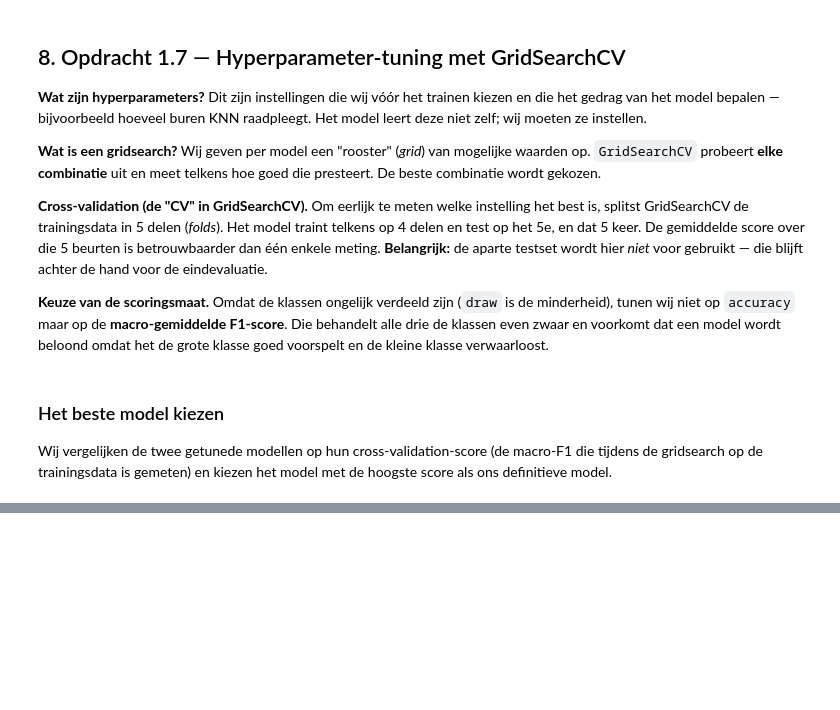
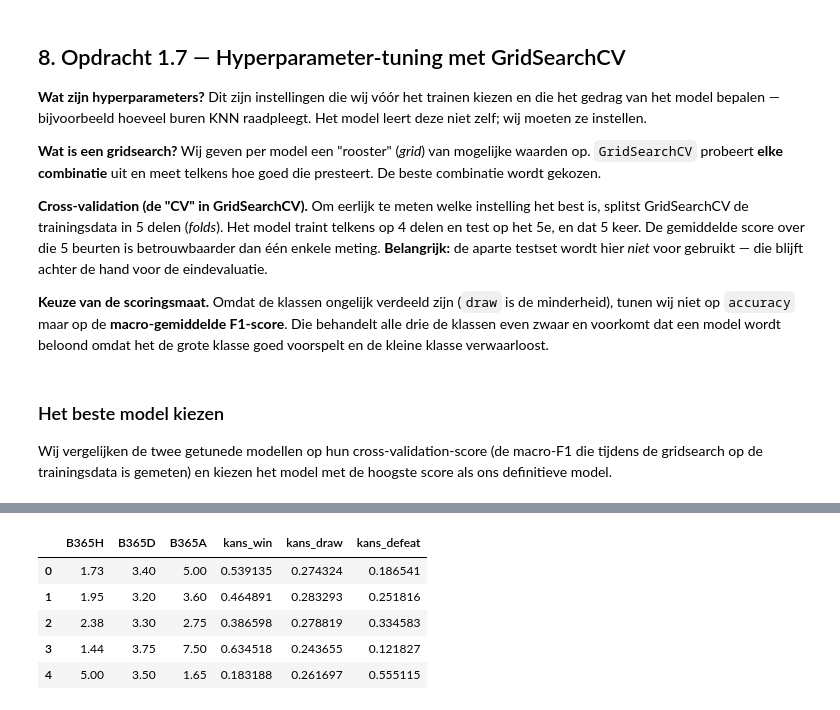
Before and after one commit to EchoinSilences/Datalab2, a Jupyter notebook: Report.ipynb, the cells around one changed output, grey strips where cells are left out. Cells and saved outputs as stored; diff of their text form; code cells hidden in the pictures; blank space fills up the shorter version.

```diff
--- a/Report.ipynb
+++ b/Report.ipynb
@@ -1464,0 +1556,76 @@ beste_naam, beste_model = kies_beste_model(grids)
+# %%
+def haal_b365_odds_op(connection):
+    """
+    Description:
+        Haalt uitsluitend de Bet365-odds (thuiswinst, gelijkspel, uitwinst) per
+        wedstrijd opnieuw uit de database. Deze kolommen zijn in Sprint 5 uit het
+        matches-DataFrame verwijderd; om het notebook DRY te houden halen wij ze
+        hier gericht terug in plaats van ze door het hele notebook mee te slepen.
+
+    Args:
+        connection (sqlite3.Connection): De actieve databaseverbinding uit Sprint 5.
+
+    Returns:
+        pd.DataFrame: Met de kolommen 'match_api_id', 'B365H', 'B365D' en 'B365A'.
+    """
+    query = """
+        SELECT match_api_id, B365H, B365D, B365A
+        FROM Match
+        WHERE B365H IS NOT NULL
+          AND B365D IS NOT NULL
+          AND B365A IS NOT NULL
+    """
+    return pd.read_sql_query(query, connection)
+
+
+def odds_naar_kansen(odds_df):
+    """
+    Description:
+        Rekent de decimale odds van Bet365 om naar kansen (1 / odd) voor de drie
+        mogelijke uitkomsten en corrigeert voor de zogenoemde 'overround': de
+        marge die de bookmaker inbouwt, waardoor de drie kansen samen boven de
+        100% uitkomen. Door elke kans te delen door de som van de drie kansen
+        tellen ze daarna weer netjes op tot 1 (100%).
+
+    Args:
+        odds_df (pd.DataFrame): DataFrame met de kolommen 'B365H', 'B365D' en 'B365A'.
+
+    Returns:
+        pd.DataFrame: Kopie van de input met zes extra kolommen: de ruwe kansen
+            ('kans_H_ruw', 'kans_D_ruw', 'kans_A_ruw') en de genormaliseerde
+            kansen ('kans_win', 'kans_draw', 'kans_defeat').
+    """
+    df = odds_df.copy()
+
+    # Stap 1: ruwe kans = 1 / odd
+    df['kans_H_ruw'] = 1 / df['B365H']
+    df['kans_D_ruw'] = 1 / df['B365D']
+    df['kans_A_ruw'] = 1 / df['B365A']
+
+    # Stap 2: de overround (som van de ruwe kansen, > 1 door de marge)
+    df['overround'] = df['kans_H_ruw'] + df['kans_D_ruw'] + df['kans_A_ruw']
+
+    # Stap 3: normaliseren zodat de kansen samen 1 (100%) zijn
+    # We vertalen H/D/A meteen naar de labels van ons eigen model:
+    #   H (thuiswinst) -> 'win', D -> 'draw', A (uitwinst) -> 'defeat'
+    df['kans_win']    = df['kans_H_ruw'] / df['overround']
+    df['kans_draw']   = df['kans_D_ruw'] / df['overround']
+    df['kans_defeat'] = df['kans_A_ruw'] / df['overround']
+
+    return df
+
+
+# De odds ophalen en omrekenen
+b365_odds = haal_b365_odds_op(connection)
+b365_kansen = odds_naar_kansen(b365_odds)
+
+print(f"Aantal wedstrijden met B365-odds: {len(b365_kansen)}")
+print()
+print("Gemiddelde overround (bookmakersmarge):")
+print(f"  {b365_kansen['overround'].mean():.3f}  "
+      f"(= {(b365_kansen['overround'].mean() - 1) * 100:.1f}% marge)")
+print()
+print("Voorbeeld — odds, ruwe kansen en gecorrigeerde kansen:")
+display(b365_kansen[['B365H', 'B365D', 'B365A',
+                     'kans_win', 'kans_draw', 'kans_defeat']].head())
+# %% [output]
@@ -1464,0 +1638,6 @@ beste_naam, beste_model = kies_beste_model(grids)
+|  | B365H | B365D | B365A | kans_win | kans_draw | kans_defeat |
+| 0 | 1.73 | 3.40 | 5.00 | 0.539135 | 0.274324 | 0.186541 |
+| 1 | 1.95 | 3.20 | 3.60 | 0.464891 | 0.283293 | 0.251816 |
+| 2 | 2.38 | 3.30 | 2.75 | 0.386598 | 0.278819 | 0.334583 |
+| 3 | 1.44 | 3.75 | 7.50 | 0.634518 | 0.243655 | 0.121827 |
+| 4 | 5.00 | 3.50 | 1.65 | 0.183188 | 0.261697 | 0.555115 |
```
Also changed, not shown: parts of 19 cells of this notebook.
